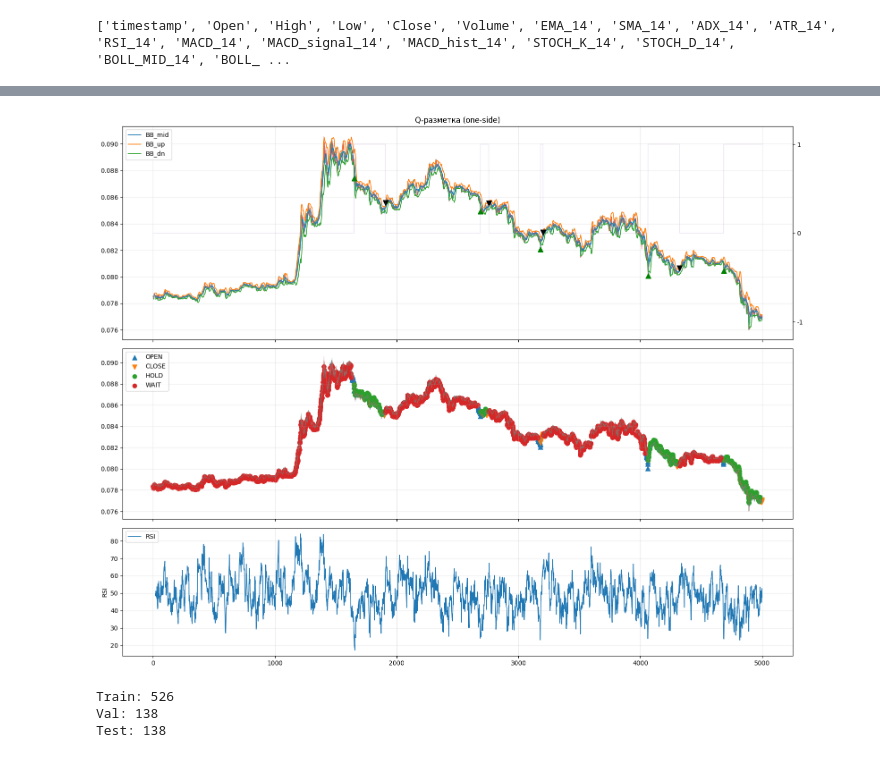
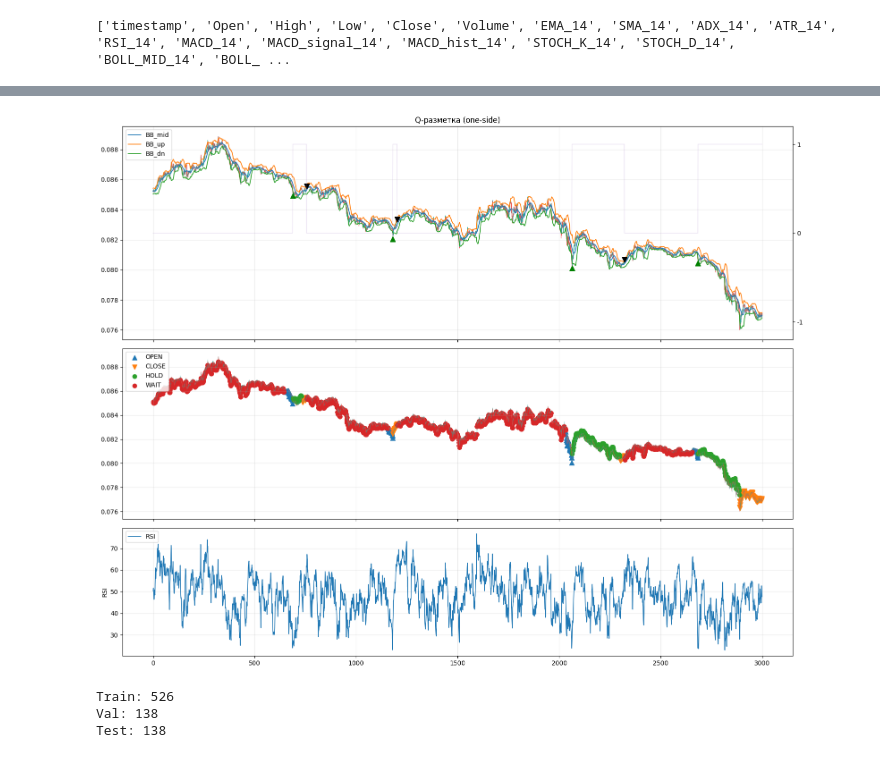
Before and after one commit to SIA86/pretrained_rl_ppo_model, a Jupyter notebook: main.ipynb, the cells around one changed output, grey strips where cells are left out. Saved outputs shown, nothing was run; the diff lists cells and outputs as text; code cells hidden in the pictures.

```diff
--- a/main.ipynb
+++ b/main.ipynb
@@ -217,24 +207,24 @@ print(df[:500].to_string())
 # %%
 # Visualisation
 plot_enriched_actions_one_side(
     df,
-    start=0,
+    start=2000,
     end=5000,
     indicators_price={
         # 'EMA_fast':df['EMA_28'],
         # 'EMA_slow':df['EMA_49'],
         'BB_mid':df['BOLL_MID_21'],
         'BB_up':df['BOLL_UP_21'],
         'BB_dn':df['BOLL_DN_21'],
         },
     indicators_panels={
         # 'ADX_14':df['ADX_14'],
         'RSI':df['RSI_21'],
 
     }
 )
 # %% [output]
-[figure, old version]
+[figure, new version]
 # %%
 # @title Нормализация и нарезка данных
 enriched = df.copy()
```
Also changed, not shown: parts of 11 cells of this notebook, 3 other files.
